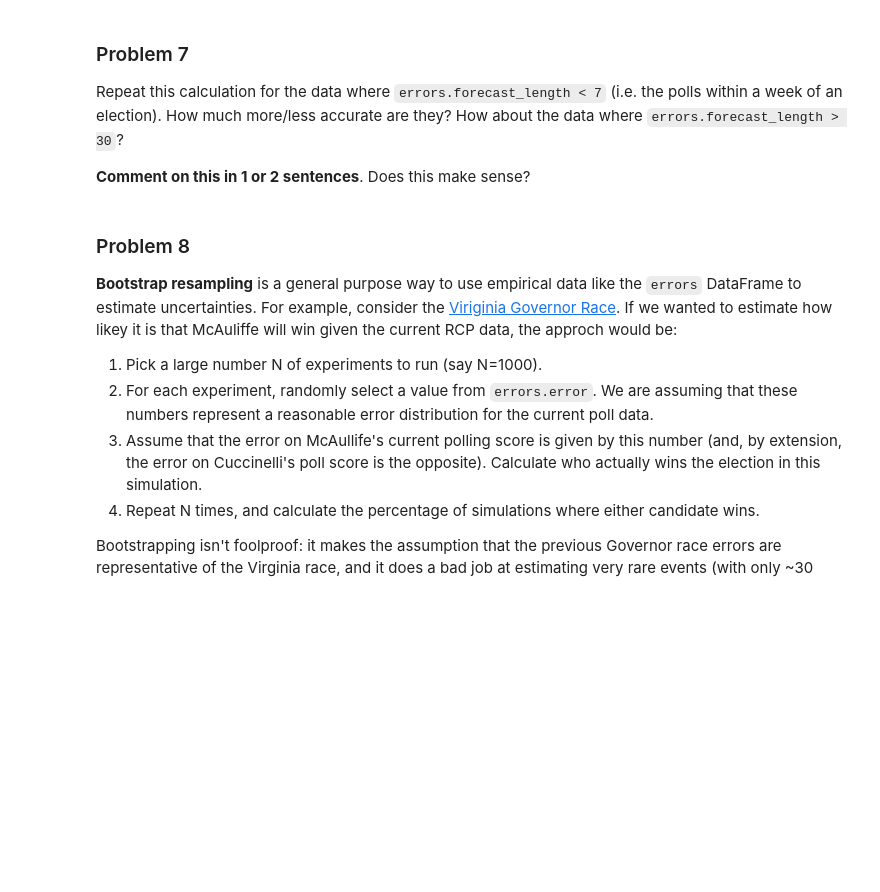
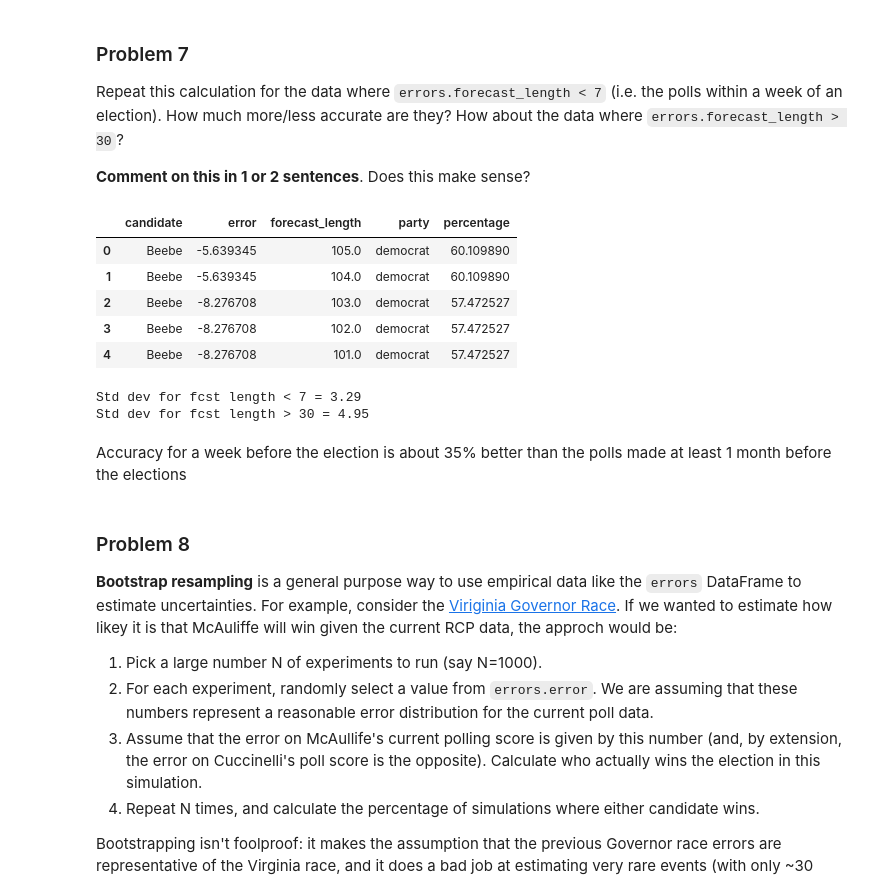
Before and after one commit to fernandoramacciotti/Harvard-CS109-DataScience, a Jupyter notebook: Homework 1/Homework_1_Solutions.ipynb, the cells around one changed output. Cells and saved outputs as stored; diff of their text form; code cells hidden in the pictures; blank space fills up the shorter version.

```diff
--- a/Homework 1/Homework_1_Solutions.ipynb
+++ b/Homework 1/Homework_1_Solutions.ipynb
@@ -548,11 +578,12 @@ def error_data(url):
         return pd.DataFrame()
 
     df = rcp_poll_data(xml)
+    df.head()
     result = race_result(url)
 
     #remove non-letter characters from columns
     df = df.rename(columns={c: _strip(c) for c in df.columns})
-    for k, v in result.items():
+    for k, v in list(result.items()):
         result[_strip(k)] = v
 
     candidates = [c for c in df.columns if c is not 'date']
@@ -566,7 +597,7 @@ def error_data(url):
 
     #compute forecast length in days
     #(assuming that last forecast happens on the day of the election, for simplicity)
-    forecast_length = (df.date.max() - df.date).values
+    forecast_length = (df.index.max() - df.index).values
     forecast_length = forecast_length / np.timedelta64(1, 'D')  # convert to number of days
 
     #compute forecast error
@@ -594,23 +625,30 @@ def error_data(url):
     result = pd.DataFrame(result)
     return result
 # %%
-"""
-function
----------
-all_error_data
+def all_error_data():
+    """
+    function
+    ---------
+    all_error_data
 
-Calls error_data on all races from find_governer_races(page),
-and concatenates into a single DataFrame
+    Calls error_data on all races from find_governer_races(page),
+    and concatenates into a single DataFrame
 
-Parameters
------------
-None
+    Parameters
+    -----------
+    None
 
-Examples
---------
-df = all_error_data()
-"""
-#your code here
+    Examples
+    --------
+    df = all_error_data()
+    """
+    #your code here
+    final_df = pd.DataFrame()
+
+    for i in find_governor_races(page):
+        #print(error_data(i).head())
+        final_df = pd.concat([final_df, error_data(i)], axis=0, ignore_index=True)
+    return final_df
 # %%
 errors = all_error_data()
 # %% [markdown]
@@ -636,3 +678,24 @@ Repeat this calculation for the data where `errors.forecast_length < 7` (i.e. th
+# %%
+errors.head()
+# %% [output]
+|  | candidate | error | forecast_length | party | percentage |
+| 0 | Beebe | -5.639345 | 105.0 | democrat | 60.109890 |
+| 1 | Beebe | -5.639345 | 104.0 | democrat | 60.109890 |
+| 2 | Beebe | -8.276708 | 103.0 | democrat | 57.472527 |
+| 3 | Beebe | -8.276708 | 102.0 | democrat | 57.472527 |
+| 4 | Beebe | -8.276708 | 101.0 | democrat | 57.472527 |
+# %%
+#your code here
+fcst_thr = 7
+print("Std dev for fcst length < %d = %.2f" % (fcst_thr, errors[errors["forecast_length"] < fcst_thr].error.std()))
+
+fcst_thr = 30
+print("Std dev for fcst length > %d = %.2f" % (fcst_thr, errors[errors["forecast_length"] < fcst_thr].error.std()))
+# %% [output]
+Std dev for fcst length < 7 = 3.29
+Std dev for fcst length > 30 = 4.95
+# %% [markdown]
+Accuracy for a week before the election is about 35% better than the polls made at least 1 month before the elections
 # %% [markdown]
 ### Problem 8
 
```
Also changed, not shown: parts of 11 cells of this notebook.
